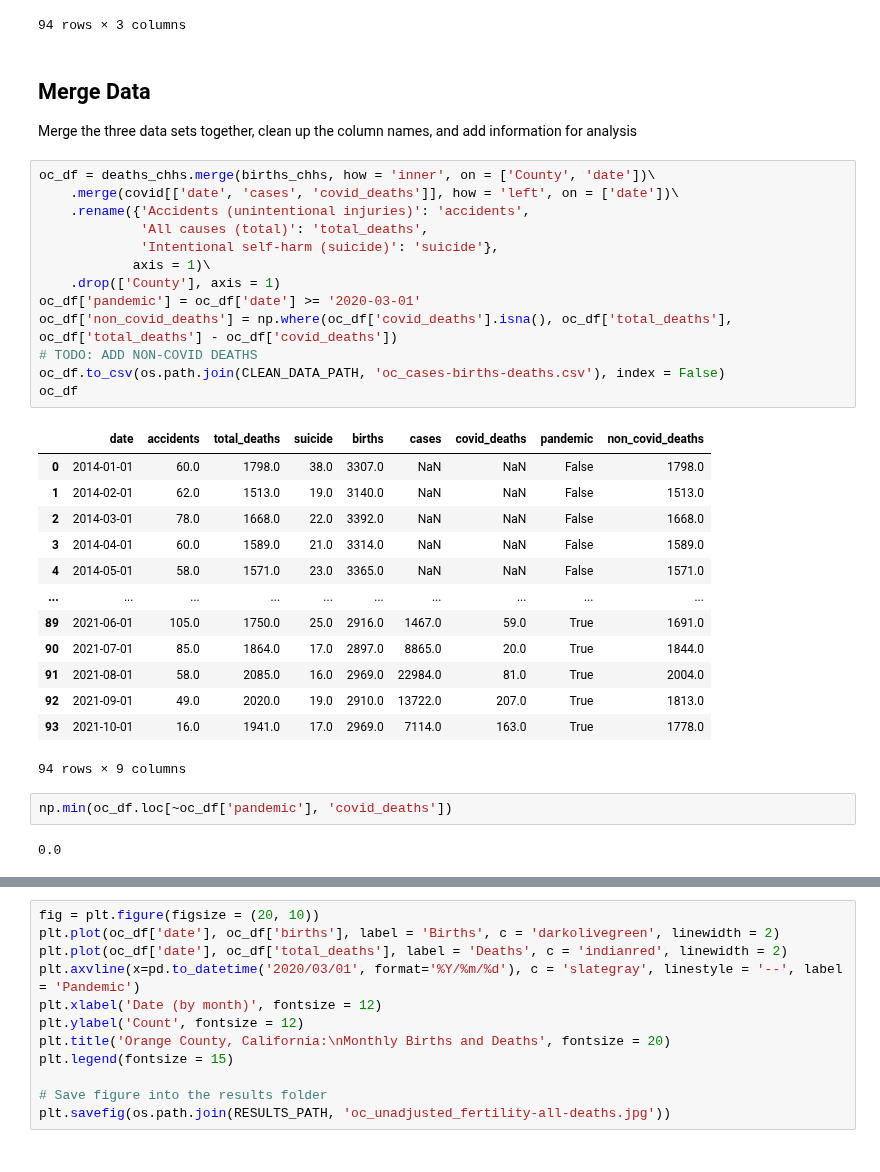
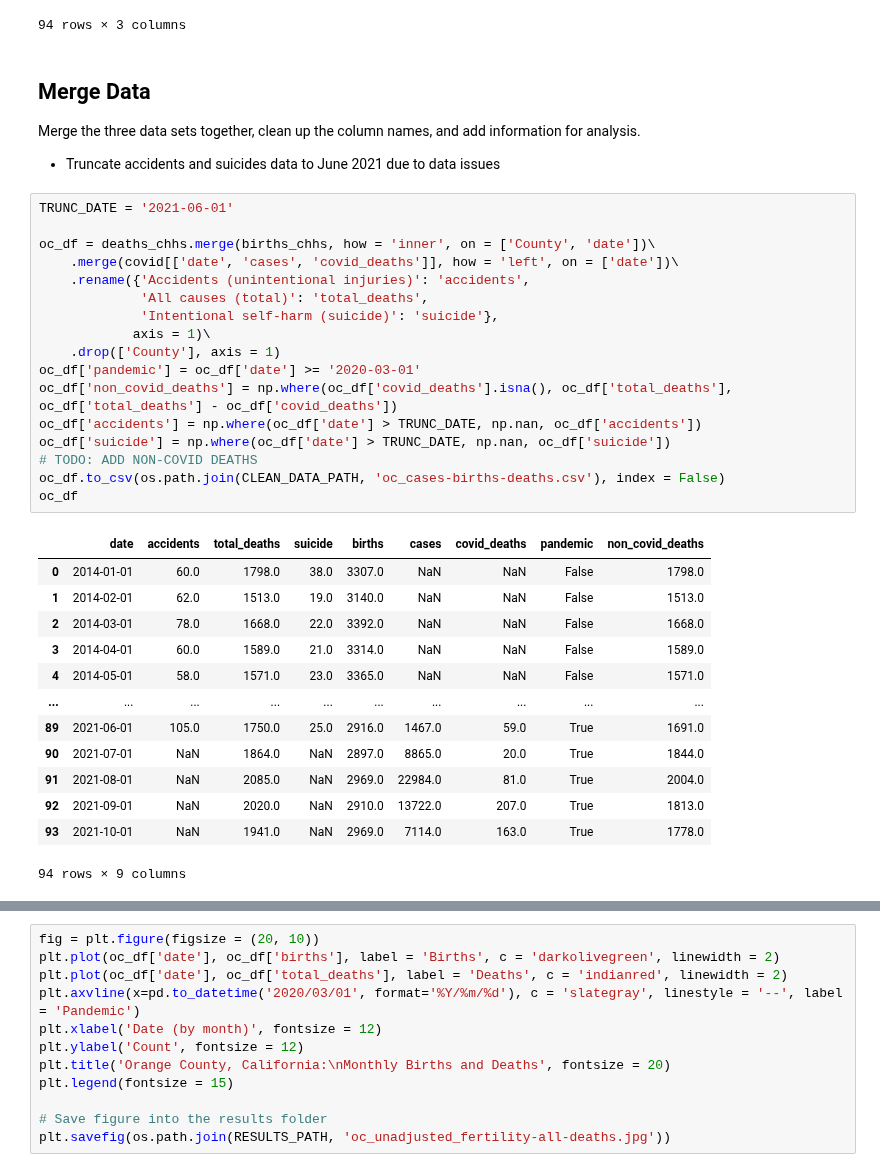
Before and after one commit to anushnap/data512-project, a Jupyter notebook: src/mortality_fertility_analysis.ipynb, the cells around one changed output, grey strips where cells are left out. Drawn from its saved outputs; the diff is of its cells as text.

Commit message:
truncated accidents and suicides

```diff
--- a/src/mortality_fertility_analysis.ipynb
+++ b/src/mortality_fertility_analysis.ipynb
@@ -187,35 +187,36 @@ births_chhs
 94 rows × 3 columns
 # %% [markdown]
 ## Merge Data
-Merge the three data sets together, clean up the column names, and add information for analysis
+Merge the three data sets together, clean up the column names, and add information for analysis.
+- Truncate accidents and suicides data to June 2021 due to data issues
 # %%
+TRUNC_DATE = '2021-06-01'
+
 oc_df = deaths_chhs.merge(births_chhs, how = 'inner', on = ['County', 'date'])\
     .merge(covid[['date', 'cases', 'covid_deaths']], how = 'left', on = ['date'])\
     .rename({'Accidents (unintentional injuries)': 'accidents',
              'All causes (total)': 'total_deaths',
              'Intentional self-harm (suicide)': 'suicide'},
             axis = 1)\
     .drop(['County'], axis = 1)
 oc_df['pandemic'] = oc_df['date'] >= '2020-03-01'
 oc_df['non_covid_deaths'] = np.where(oc_df['covid_deaths'].isna(), oc_df['total_deaths'], oc_df['total_deaths'] - oc_df['covid_deaths'])
+oc_df['accidents'] = np.where(oc_df['date'] > TRUNC_DATE, np.nan, oc_df['accidents'])
+oc_df['suicide'] = np.where(oc_df['date'] > TRUNC_DATE, np.nan, oc_df['suicide'])
 # TODO: ADD NON-COVID DEATHS
 oc_df.to_csv(os.path.join(CLEAN_DATA_PATH, 'oc_cases-births-deaths.csv'), index = False)
 oc_df
 # %% [output]
 |  | date | accidents | total_deaths | suicide | births | cases | covid_deaths | pandemic | non_covid_deaths |
 | 0 | 2014-01-01 | 60.0 | 1798.0 | 38.0 | 3307.0 | NaN | NaN | False | 1798.0 |
 | 1 | 2014-02-01 | 62.0 | 1513.0 | 19.0 | 3140.0 | NaN | NaN | False | 1513.0 |
 | 2 | 2014-03-01 | 78.0 | 1668.0 | 22.0 | 3392.0 | NaN | NaN | False | 1668.0 |
 | 3 | 2014-04-01 | 60.0 | 1589.0 | 21.0 | 3314.0 | NaN | NaN | False | 1589.0 |
 | 4 | 2014-05-01 | 58.0 | 1571.0 | 23.0 | 3365.0 | NaN | NaN | False | 1571.0 |
 | ... | ... | ... | ... | ... | ... | ... | ... | ... | ... |
 | 89 | 2021-06-01 | 105.0 | 1750.0 | 25.0 | 2916.0 | 1467.0 | 59.0 | True | 1691.0 |
-| 90 | 2021-07-01 | 85.0 | 1864.0 | 17.0 | 2897.0 | 8865.0 | 20.0 | True | 1844.0 |
-| 91 | 2021-08-01 | 58.0 | 2085.0 | 16.0 | 2969.0 | 22984.0 | 81.0 | True | 2004.0 |
-| 92 | 2021-09-01 | 49.0 | 2020.0 | 19.0 | 2910.0 | 13722.0 | 207.0 | True | 1813.0 |
-| 93 | 2021-10-01 | 16.0 | 1941.0 | 17.0 | 2969.0 | 7114.0 | 163.0 | True | 1778.0 |
+| 90 | 2021-07-01 | NaN | 1864.0 | NaN | 2897.0 | 8865.0 | 20.0 | True | 1844.0 |
+| 91 | 2021-08-01 | NaN | 2085.0 | NaN | 2969.0 | 22984.0 | 81.0 | True | 2004.0 |
+| 92 | 2021-09-01 | NaN | 2020.0 | NaN | 2910.0 | 13722.0 | 207.0 | True | 1813.0 |
+| 93 | 2021-10-01 | NaN | 1941.0 | NaN | 2969.0 | 7114.0 | 163.0 | True | 1778.0 |
 94 rows × 9 columns
-# %%
-np.min(oc_df.loc[~oc_df['pandemic'], 'covid_deaths'])
-# %% [output]
-0.0
```
Also changed, not shown: parts of 1 cell of this notebook.
